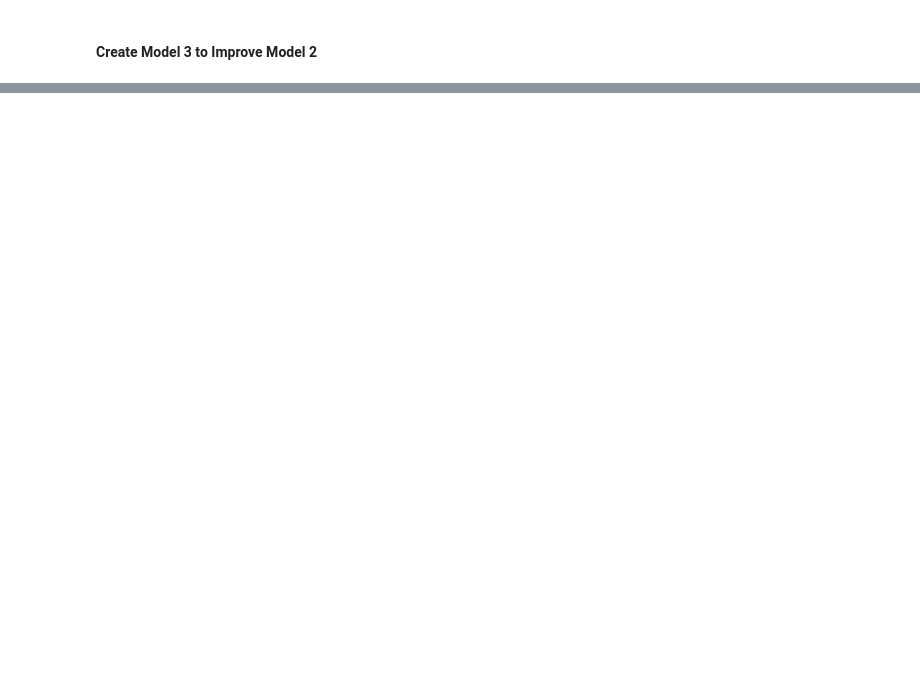
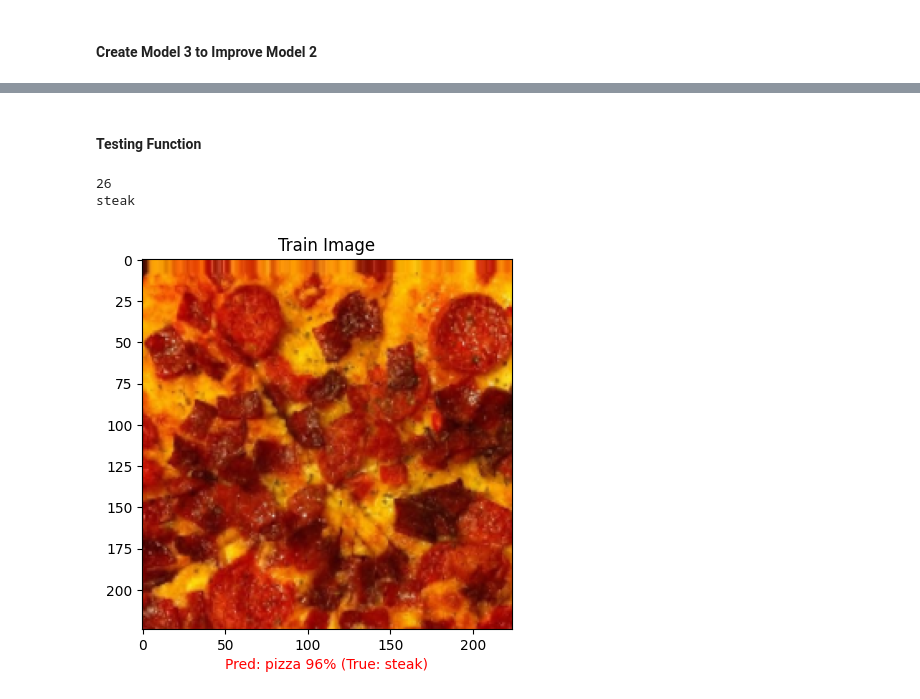
Before and after one commit to DiandraRifqiM/A-Journey-with-TensorFlow, a Jupyter notebook: Course 8/computerVision.ipynb, the cells around one changed output, grey strips where cells are left out. Saved outputs shown, nothing was run; the diff lists cells and outputs as text; code cells hidden in the pictures; blank space fills up the shorter version.

Commit message:
Model_6 my baseline for now, Testing Function Added

```diff
--- a/Course 8/computerVision.ipynb
+++ b/Course 8/computerVision.ipynb
@@ -209,0 +208,4 @@ Epoch 5/5
+# %%
+from tensorflow.keras.preprocessing.image import ImageDataGenerator
+train_datagen2 = ImageDataGenerator(rescale=1/255.)
+test_datagen2 = ImageDataGenerator(rescale=1/255.)
@@ -209,0 +454,4 @@ Epoch 5/5
+# %%
+images, labels = next(train_data3)
+augmented_images, augmented_labels= next(train_data_augmented)
+testImages3, testLabels3 = next(test_data3)
@@ -209,0 +493,27 @@ Epoch 5/5
+# %%
+# Create model
+model_6 = Sequential([
+    Conv2D(input_shape=(224,224,3),
+           filters=10,
+           kernel_size=3,
+           strides=1,
+           activation="relu"),
+    Conv2D(10,3, activation="relu"),
+    Conv2D(10,3, activation="relu"),
+    MaxPool2D(pool_size=2),
+    MaxPool2D(),
+    Flatten(),
+    Dense(1, activation="sigmoid")
+])
+
+# Model compile
+model_6.compile(loss="binary_crossentropy",
+                optimizer=Adam(),
+                metrics=["accuracy"])
+
+# Model train
+history_6 = model_6.fit(train_data_augmented,
+                        epochs=5,
+                        steps_per_epoch=len(train_data_augmented),
+                        validation_data=test_data2,
+                        validation_steps=len(test_data3))
@@ -209,0 +536,2 @@ Epoch 5/5
+# %% [markdown]
+#### Testing Function
@@ -209,0 +578,10 @@ Epoch 5/5
+# %%
+test_dir2 = pathlib.Path(r"D:\Python Course\Tensorflow Crash Course\data\pizza_steak\test")
+class_names_test2 = np.array(sorted([item.name for item in test_dir2.glob("*")]))
+
+pred_images(model=model_6, images=augmented_images, true_labels=testLabels3, classes=class_names)
+# print(class_names_test2)
+# %% [output]
+26
+steak
+[figure, added]
```
Also changed, not shown: parts of 33 cells of this notebook.
